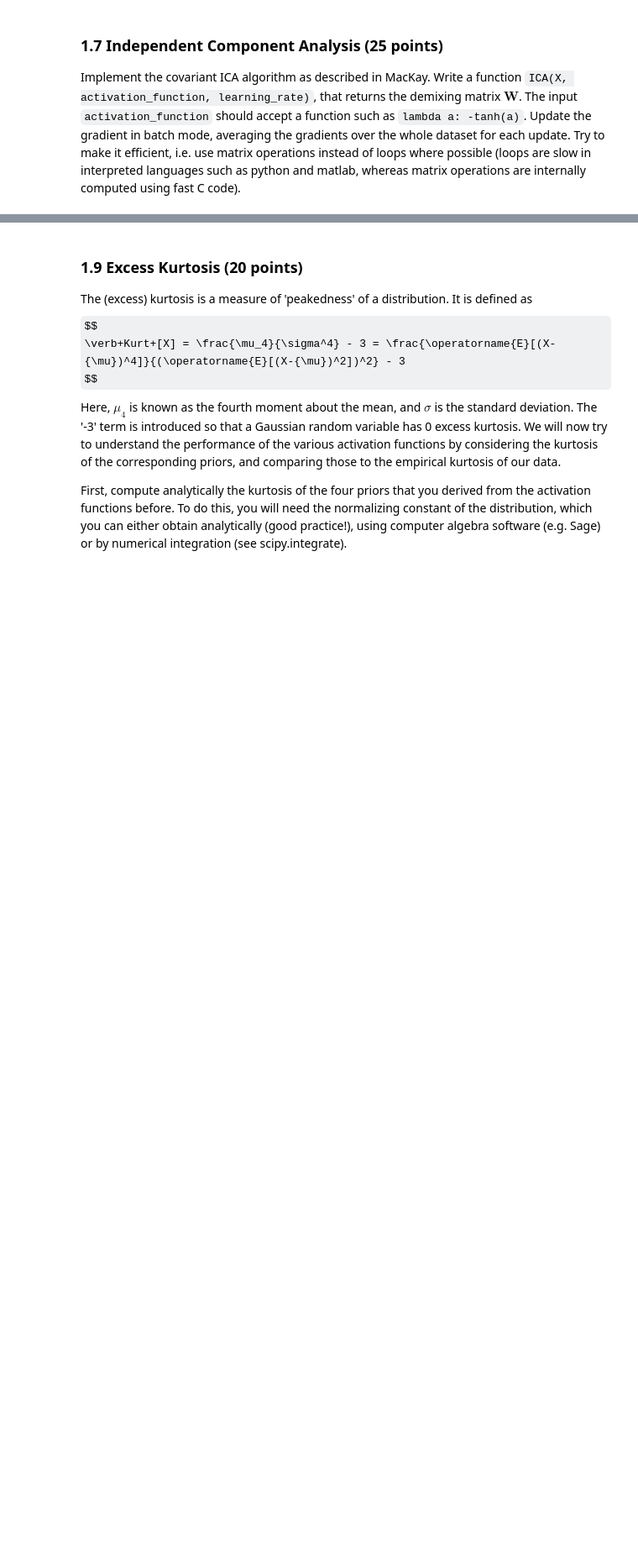
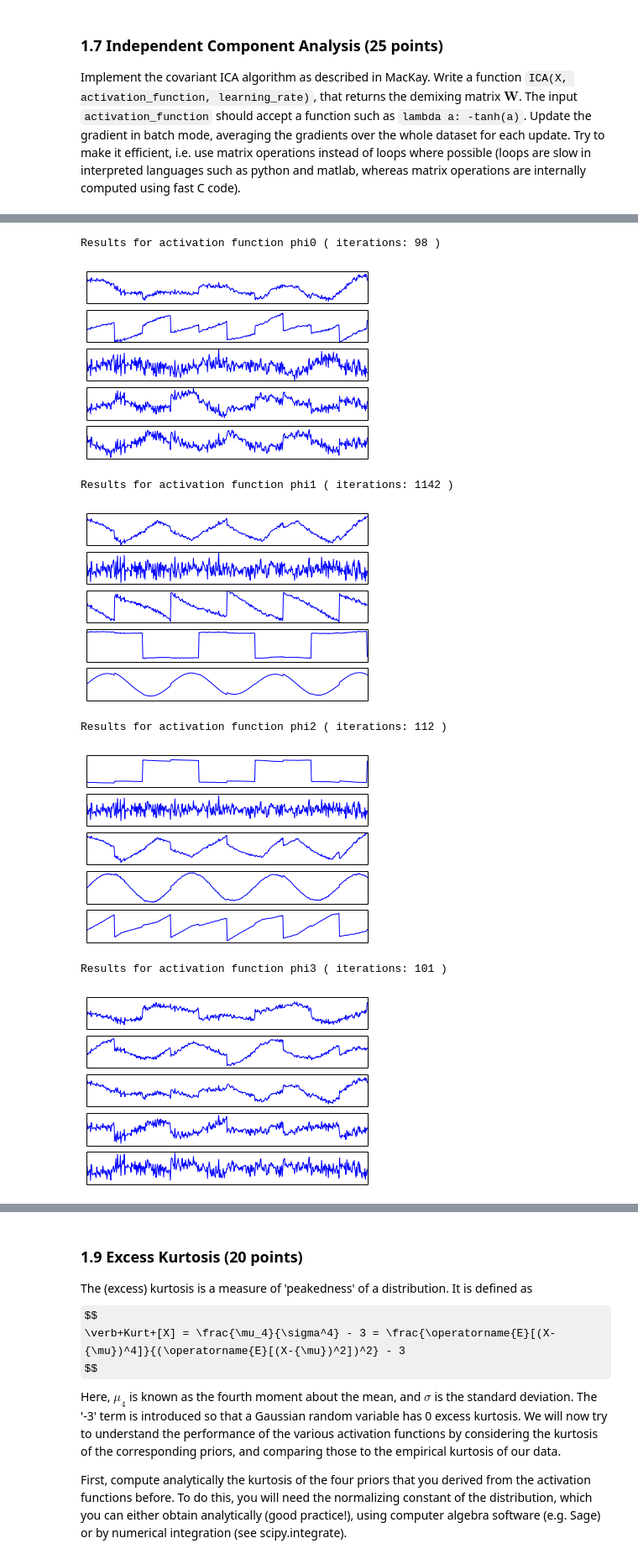
Before and after one commit to ackeune/MLPM, a Jupyter notebook: lab1/lab1.ipynb, the cells around one changed output, grey strips where cells are left out. Shown at 84% size. Cells and saved outputs as stored; diff of their text form; code cells hidden in the pictures; some formulas as TeX source; blank space fills up the shorter version.

```diff
--- a/lab1/lab1.ipynb
+++ b/lab1/lab1.ipynb
@@ -98,7 +98,7 @@ def phi2(x):
     return -x**3
 
 def phi3(x):
-    return -1*((6*x)/(x**2+5))
+    return -1.*((6*x)/(x**2+5))
 
 # python functions of (unnormalized) implicit priors
 def phi0_implicit_prior(x):
@@ -314,0 +311,22 @@ ICA(X, phi0, 0.1)
+# %%
+def ICA(X, activation_function, learning_rate, epsilon=0.001):
+    """
+    The ICA algorithm as
+    """
+    X = whiten(X) # make sure sources are uncorrelated
+    W = random_nonsingular_matrix(X.shape[0]) # random intial W
+    DeltaW = ones(W.shape) # initial values to ensure diff() > epsilon
+    tot = DeltaW.shape[0] * DeltaW.shape[1] # for computation of difference between weight matrices
+    N = 1./X.shape[1] # for computation of average gradient
+    # compute average change of elements of W
+    diff = lambda: abs((1./tot)*sum(sum(DeltaW[i,:]) for i in range(DeltaW.shape[0])))
+    cnt = 0
+    while diff() > epsilon:
+        S_prime = dot(W, X)
+        show()
+        Z = activation_function(S_prime)
+        X_prime = dot(W.T, S_prime)
+        DeltaW = W + N * dot(Z, X_prime.T) # compute average gradient
+        W += learning_rate * DeltaW # update W \propto DeltaW
+        cnt += 1
+    return dot(W,X), abs(diff()), cnt
@@ -315 +341,23 @@ ICA(X, phi0, 0.1)
+# %%
+def ICA_experiment(X, epsilon=0.001):
+    """
+    Run the ICA algorithm with different activation functions on the data X and print results
+    """
+    fun = [phi0, phi1, phi2, phi3]
+    for f in fun:
+        Result = ICA(X, f, 0.1, epsilon)
+        print 'Results for activation function', repr(f).split()[1], '( iterations:', Result[2], ')'
+        plot_signals(Result[0])
+        show()
+
+ICA_experiment(X)
+# %% [output]
+Results for activation function phi0 ( iterations: 98 )
+[figure, added]
+Results for activation function phi1 ( iterations: 1142 )
+[figure, added]
+Results for activation function phi2 ( iterations: 112 )
+[figure, added]
+Results for activation function phi3 ( iterations: 101 )
+[figure, added]
 # %% [markdown]
```
Also changed, not shown: parts of 20 cells of this notebook.
